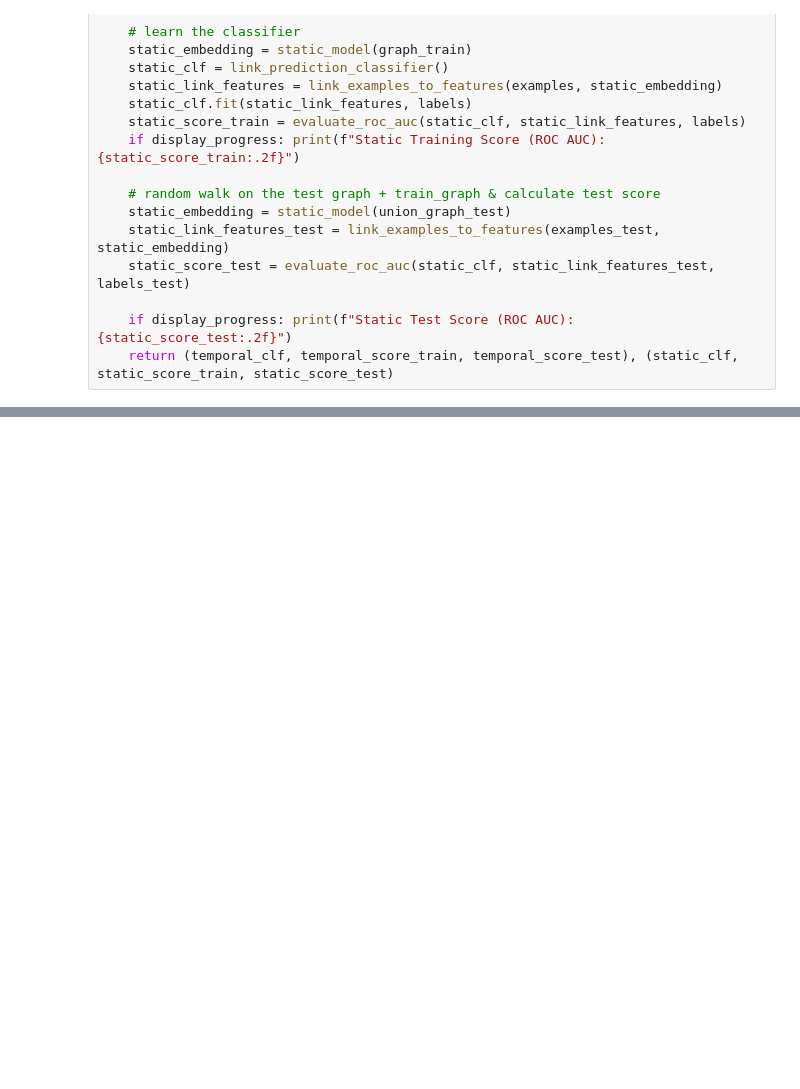
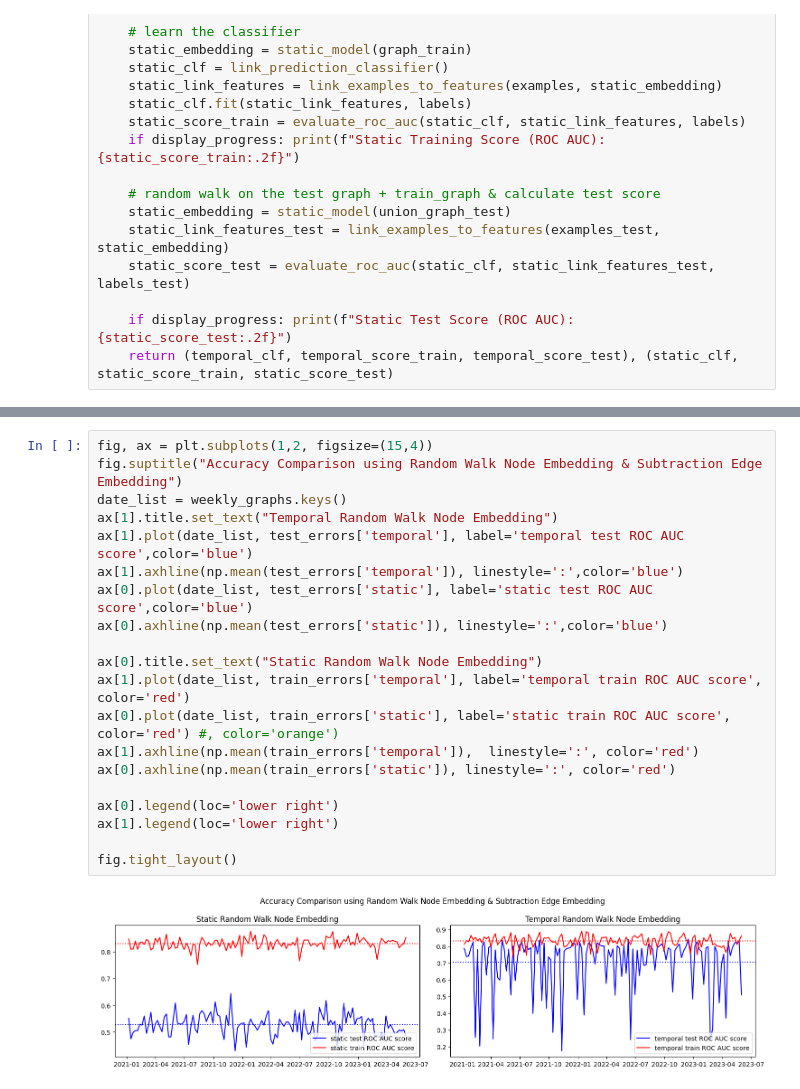
Before and after one commit to theodora-yko/Temporal-Link-Prediction, a Jupyter notebook: temporal_lp copy.ipynb, the cells around one changed output, grey strips where cells are left out. Drawn from its saved outputs; the diff is of its cells as text; blank space fills up the shorter version.

```diff
--- a/temporal_lp copy.ipynb
+++ b/temporal_lp copy.ipynb
@@ -763,0 +644,22 @@ ValueError: x and y must have same first dimension, but have shapes (126,) and (
+# %%
+fig, ax = plt.subplots(1,2, figsize=(15,4))
+fig.suptitle("Accuracy Comparison using Random Walk Node Embedding & Subtraction Edge Embedding")
+date_list = weekly_graphs.keys()
+ax[1].title.set_text("Temporal Random Walk Node Embedding")
+ax[1].plot(date_list, test_errors['temporal'], label='temporal test ROC AUC score',color='blue')
+ax[1].axhline(np.mean(test_errors['temporal']), linestyle=':',color='blue')
+ax[0].plot(date_list, test_errors['static'], label='static test ROC AUC score',color='blue')
+ax[0].axhline(np.mean(test_errors['static']), linestyle=':',color='blue')
+
+ax[0].title.set_text("Static Random Walk Node Embedding")
+ax[1].plot(date_list, train_errors['temporal'], label='temporal train ROC AUC score', color='red')
+ax[0].plot(date_list, train_errors['static'], label='static train ROC AUC score', color='red') #, color='orange')
+ax[1].axhline(np.mean(train_errors['temporal']),  linestyle=':', color='red')
+ax[0].axhline(np.mean(train_errors['static']), linestyle=':', color='red')
+
+ax[0].legend(loc='lower right')
+ax[1].legend(loc='lower right')
+
+fig.tight_layout()
+# %% [output]
+[figure, added]
```
Also changed, not shown: parts of 8 cells of this notebook.
